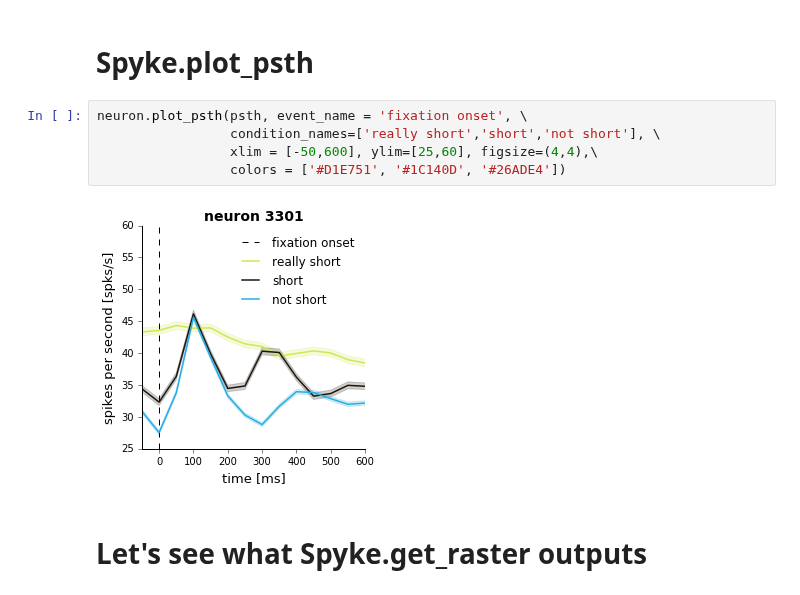
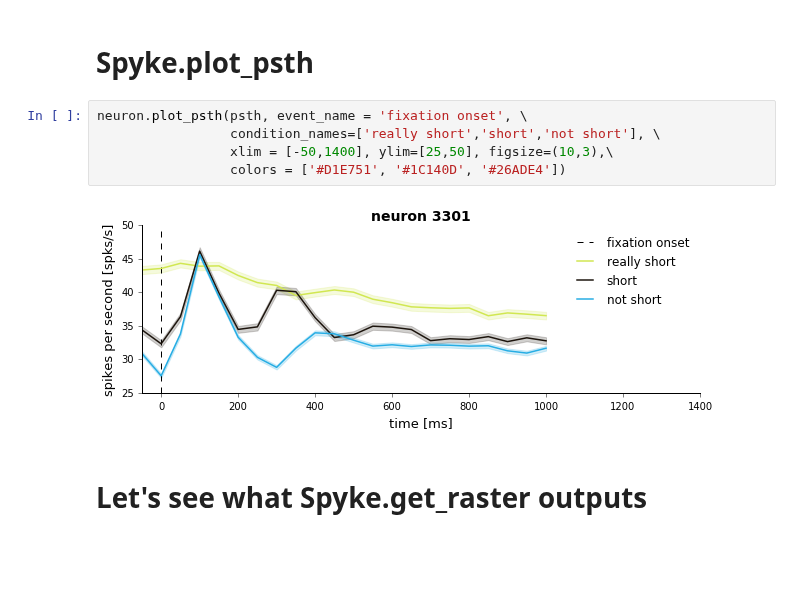
Before and after one commit to KordingLab/spykes, a Jupyter notebook: notebooks/neuron_example.ipynb, the cells around one changed output. Cells and saved outputs as stored; diff of their text form; blank space fills up the shorter version.

```diff
--- a/notebooks/neuron_example.ipynb
+++ b/notebooks/neuron_example.ipynb
@@ -267,10 +273,10 @@ Conditions:
 # %%
 neuron.plot_psth(psth, event_name = 'fixation onset', \
                  condition_names=['really short','short','not short'], \
-                 xlim = [-50,600], ylim=[25,60], figsize=(4,4),\
+                 xlim = [-50,1400], ylim=[25,50], figsize=(10,3),\
                  colors = ['#D1E751', '#1C140D', '#26ADE4'])
 # %% [output]
-[figure, old version]
+[figure, new version]
 # %% [markdown]
 # Let's see what Spyke.get_raster outputs
 # %%
```
Also changed, not shown: parts of 13 cells of this notebook, 1 other file.
